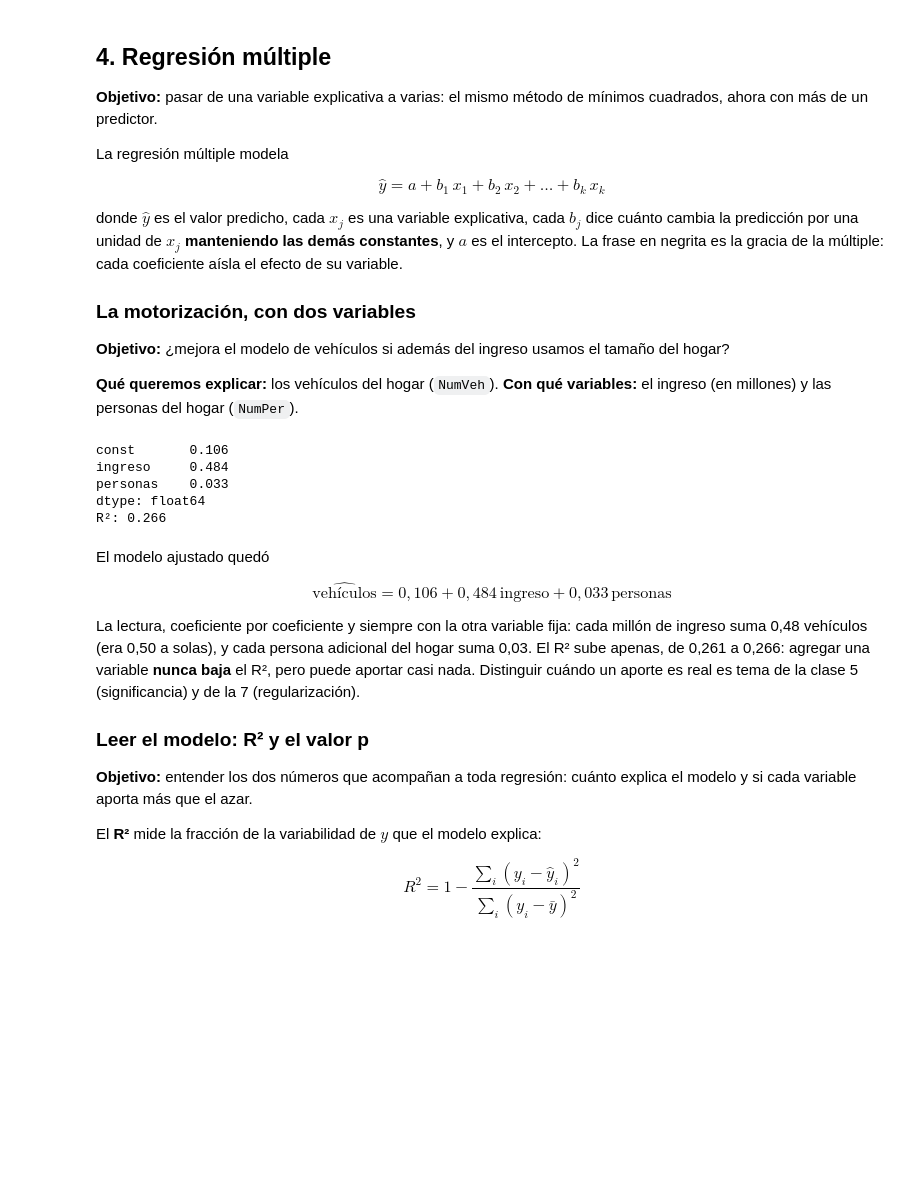
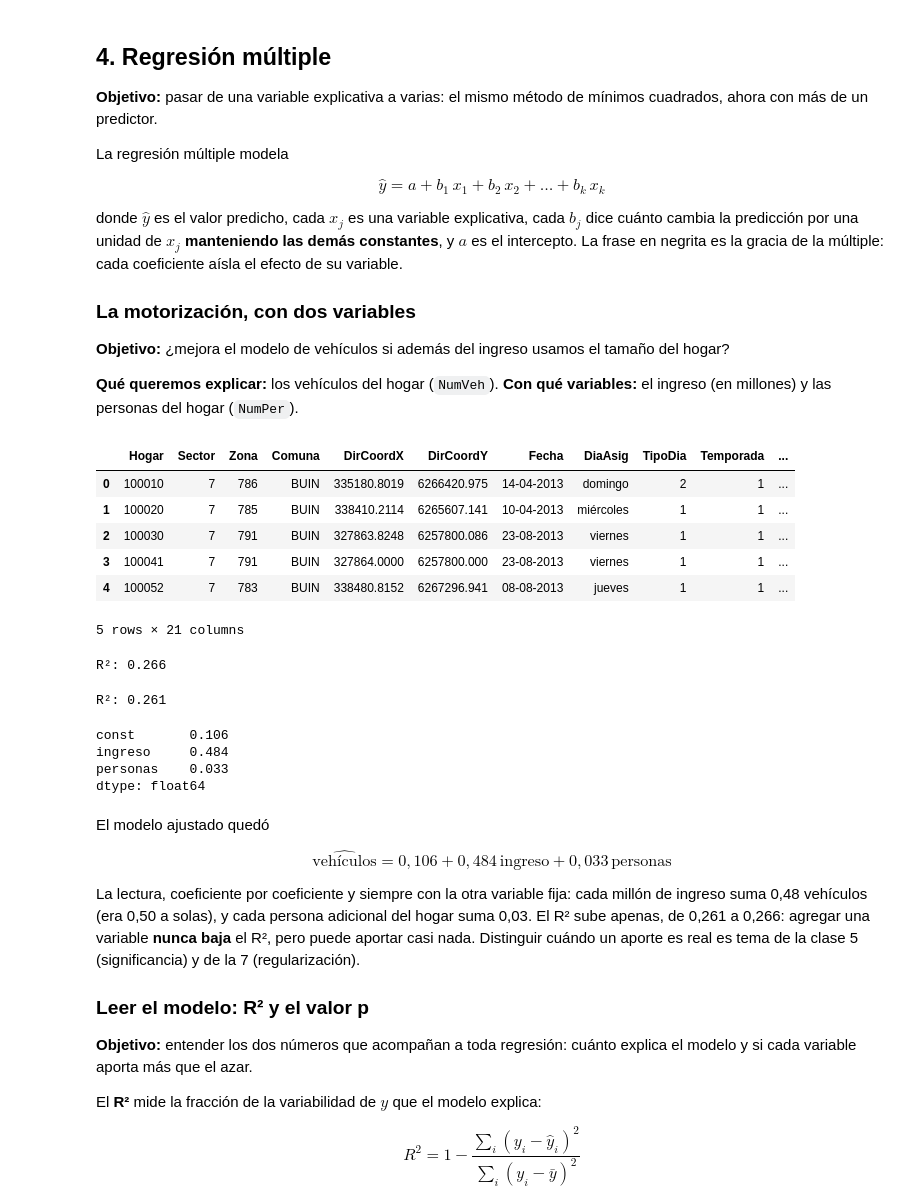
Before and after one commit to daniopitz/diplomado-cdd, a Jupyter notebook: 04_regresion_multiple_colab.ipynb, the cells around one changed output. Cells and saved outputs as stored; diff of their text form; code cells hidden in the pictures; blank space fills up the shorter version.

```diff
--- a/04_regresion_multiple_colab.ipynb
+++ b/04_regresion_multiple_colab.ipynb
@@ -474,10 +496,19 @@ donde $\hat{y}$ es el valor predicho, cada $x_j$ es una variable explicativa, ca
 **Objetivo:** ¿mejora el modelo de vehículos si además del ingreso usamos el tamaño del hogar?
 
 **Qué queremos explicar:** los vehículos del hogar (`NumVeh`). **Con qué variables:** el ingreso (en millones) y las personas del hogar (`NumPer`).
+# %%
+h2 = hogares.dropna(subset=["IngresoHogar", "NumVeh", "NumPer",
+                            "NumBicAdulto", "NumBicNino", "Factor"]).copy()
+h2.head()
+# %% [output]
+|  | Hogar | Sector | Zona | Comuna | DirCoordX | DirCoordY | Fecha | DiaAsig | TipoDia | Temporada | ... |
+| 0 | 100010 | 7 | 786 | BUIN | 335180.8019 | 6266420.975 | 14-04-2013 | domingo | 2 | 1 | ... |
+| 1 | 100020 | 7 | 785 | BUIN | 338410.2114 | 6265607.141 | 10-04-2013 | miércoles | 1 | 1 | ... |
+| 2 | 100030 | 7 | 791 | BUIN | 327863.8248 | 6257800.086 | 23-08-2013 | viernes | 1 | 1 | ... |
+| 3 | 100041 | 7 | 791 | BUIN | 327864.0000 | 6257800.000 | 23-08-2013 | viernes | 1 | 1 | ... |
+| 4 | 100052 | 7 | 783 | BUIN | 338480.8152 | 6267296.941 | 08-08-2013 | jueves | 1 | 1 | ... |
+5 rows × 21 columns
 # %%
-h2 = hogares.dropna(subset=["IngresoHogar", "NumVeh", "NumPer",
-                            "NumBicAdulto", "NumBicNino", "Factor"]).copy()
-
 # Dos explicativas: el ingreso (millones) y las personas del hogar
 X = sm.add_constant(pd.DataFrame({
     "ingreso": h2["IngresoHogar"] / 1e6,
@@ -485,14 +516,23 @@ X = sm.add_constant(pd.DataFrame({
 }))
 modelo_2v = sm.WLS(h2["NumVeh"], X, weights=h2["Factor"]).fit()
 
-print(modelo_2v.params.round(3))
+
 print("R²:", round(modelo_2v.rsquared, 3))
 # %% [output]
-const       0.106
-ingreso     0.484
-personas    0.033
-dtype: float64
 R²: 0.266
+# %%
+
+print("R²:", round(modelo_w.rsquared, 3))
+# %% [output]
+R²: 0.261
+# %%
+#imprimir el valor de los parámetros del modelo redondeados a 3 decimales
+print(modelo_2v.params.round(3))
+# %% [output]
+const       0.106
+ingreso     0.484
+personas    0.033
+dtype: float64
 # %% [markdown]
 El modelo ajustado quedó
 
```
Also changed, not shown: parts of 13 cells of this notebook.
